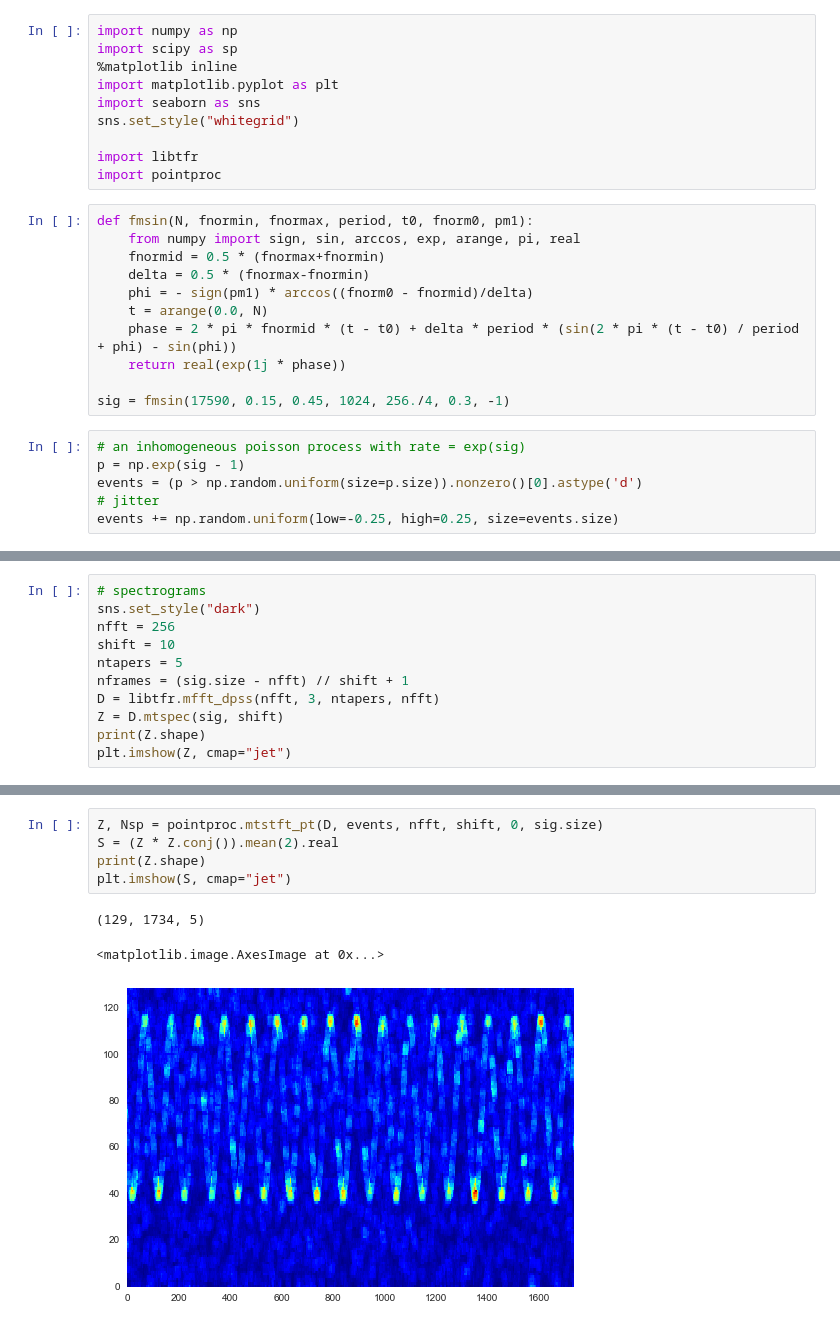
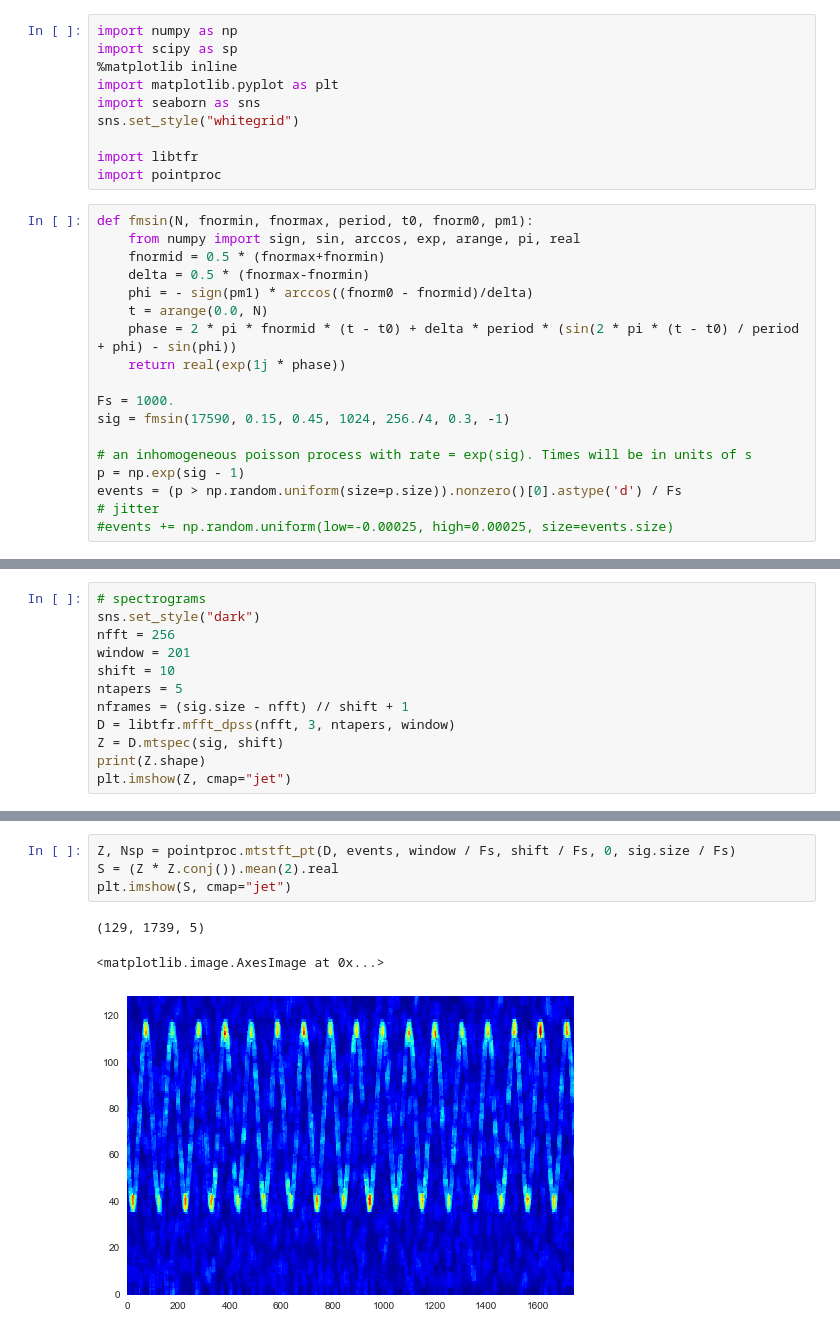
Before and after one commit to melizalab/libtfr, a Jupyter notebook: mtfft_pt_test.ipynb, the cells around one changed output, grey strips where cells are left out. Drawn from its saved outputs; the diff is of its cells as text.

Commit message:
some major fixes to how different sample rates are handled

```diff
--- a/mtfft_pt_test.ipynb
+++ b/mtfft_pt_test.ipynb
@@ -18,11 +18,12 @@ def fmsin(N, fnormin, fnormax, period, t0, fnorm0, pm1):
     phase = 2 * pi * fnormid * (t - t0) + delta * period * (sin(2 * pi * (t - t0) / period + phi) - sin(phi))
     return real(exp(1j * phase))
 
+Fs = 1000.
 sig = fmsin(17590, 0.15, 0.45, 1024, 256./4, 0.3, -1)
+
+# an inhomogeneous poisson process with rate = exp(sig). Times will be in units of s
+p = np.exp(sig - 1)
+events = (p > np.random.uniform(size=p.size)).nonzero()[0].astype('d') / Fs
+# jitter
+#events += np.random.uniform(low=-0.00025, high=0.00025, size=events.size)
-# %%
-# an inhomogeneous poisson process with rate = exp(sig)
-p = np.exp(sig - 1)
-events = (p > np.random.uniform(size=p.size)).nonzero()[0].astype('d')
-# jitter
-events += np.random.uniform(low=-0.25, high=0.25, size=events.size)
 # %%
@@ -82,10 +50,11 @@ plt.plot(f, SS)
 # spectrograms
 sns.set_style("dark")
 nfft = 256
+window = 201
 shift = 10
 ntapers = 5
 nframes = (sig.size - nfft) // shift + 1
-D = libtfr.mfft_dpss(nfft, 3, ntapers, nfft)
+D = libtfr.mfft_dpss(nfft, 3, ntapers, window)
 Z = D.mtspec(sig, shift)
 print(Z.shape)
 plt.imshow(Z, cmap="jet")
@@ -96,9 +65,8 @@ plt.imshow(Z, cmap="jet")
 # %%
-Z, Nsp = pointproc.mtstft_pt(D, events, nfft, shift, 0, sig.size)
+Z, Nsp = pointproc.mtstft_pt(D, events, window / Fs, shift / Fs, 0, sig.size / Fs)
 S = (Z * Z.conj()).mean(2).real
-print(Z.shape)
 plt.imshow(S, cmap="jet")
 # %% [output]
-(129, 1734, 5)
+(129, 1739, 5)
 <matplotlib.image.AxesImage at 0x...>
-[figure, old version]
+[figure, new version]
```
Also changed, not shown: parts of 6 cells of this notebook, 5 other files.
